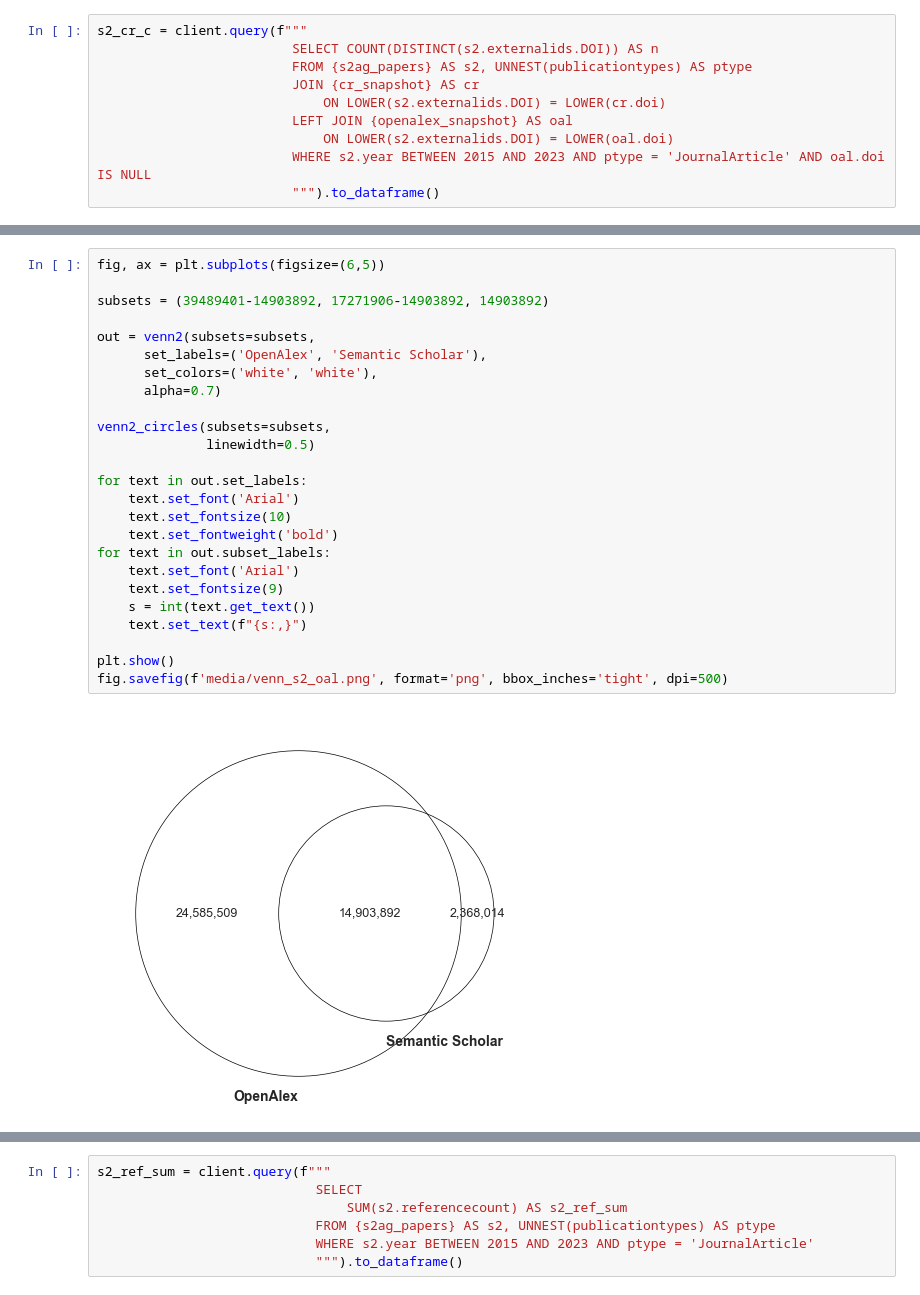
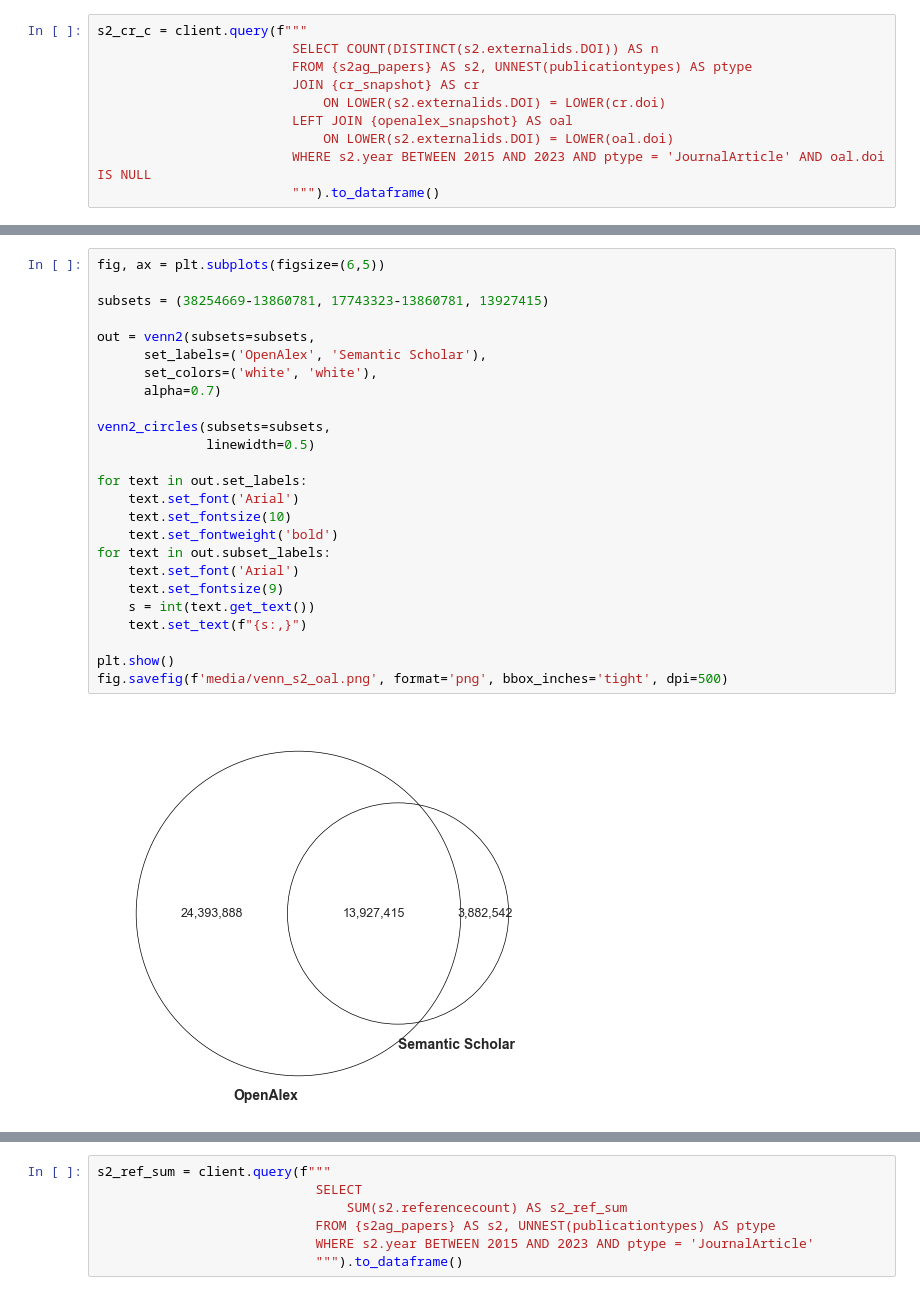
Before and after one commit to naustica/oal_s2_ref, a Jupyter notebook: Codebook.ipynb, the cells around one changed output, grey strips where cells are left out. Saved outputs shown, nothing was run; the diff lists cells and outputs as text.

```diff
--- a/Codebook.ipynb
+++ b/Codebook.ipynb
@@ -126,30 +126,30 @@ s2_cr_c
 # %%
 fig, ax = plt.subplots(figsize=(6,5))
 
-subsets = (39489401-14903892, 17271906-14903892, 14903892)
+subsets = (38254669-13860781, 17743323-13860781, 13927415)
 
 out = venn2(subsets=subsets,
       set_labels=('OpenAlex', 'Semantic Scholar'),
       set_colors=('white', 'white'),
       alpha=0.7)
 
 venn2_circles(subsets=subsets,
               linewidth=0.5)
 
 for text in out.set_labels:
     text.set_font('Arial')
     text.set_fontsize(10)
     text.set_fontweight('bold')
 for text in out.subset_labels:
     text.set_font('Arial')
     text.set_fontsize(9)
     s = int(text.get_text())
     text.set_text(f"{s:,}")
 
 plt.show()
 fig.savefig(f'media/venn_s2_oal.png', format='png', bbox_inches='tight', dpi=500)
 # %% [output]
-[figure, old version]
+[figure, new version]
 # %%
 oal_s2_ref_sum = client.query(f"""
                                 SELECT
```
Also changed, not shown: parts of 23 cells of this notebook, 3 other files.
